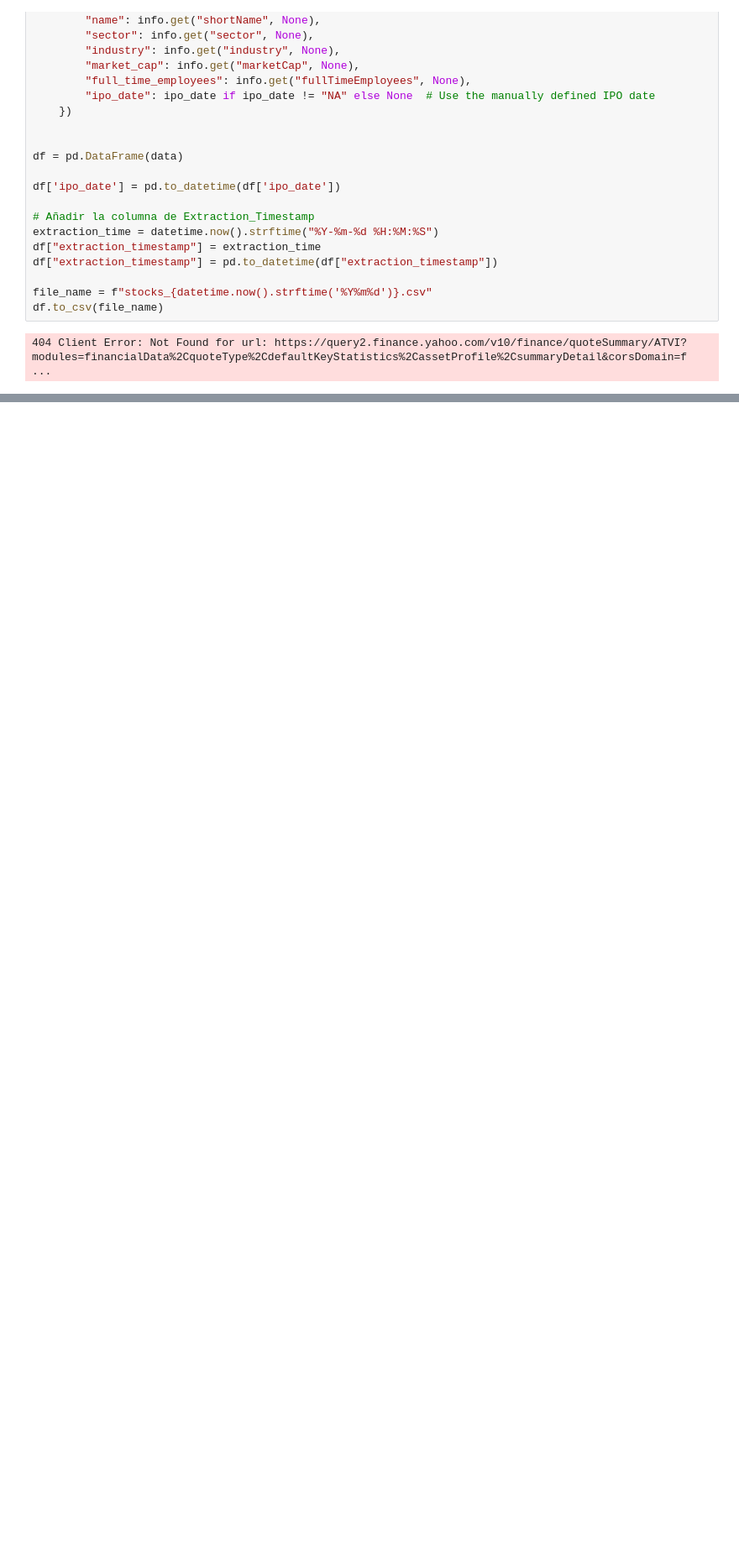
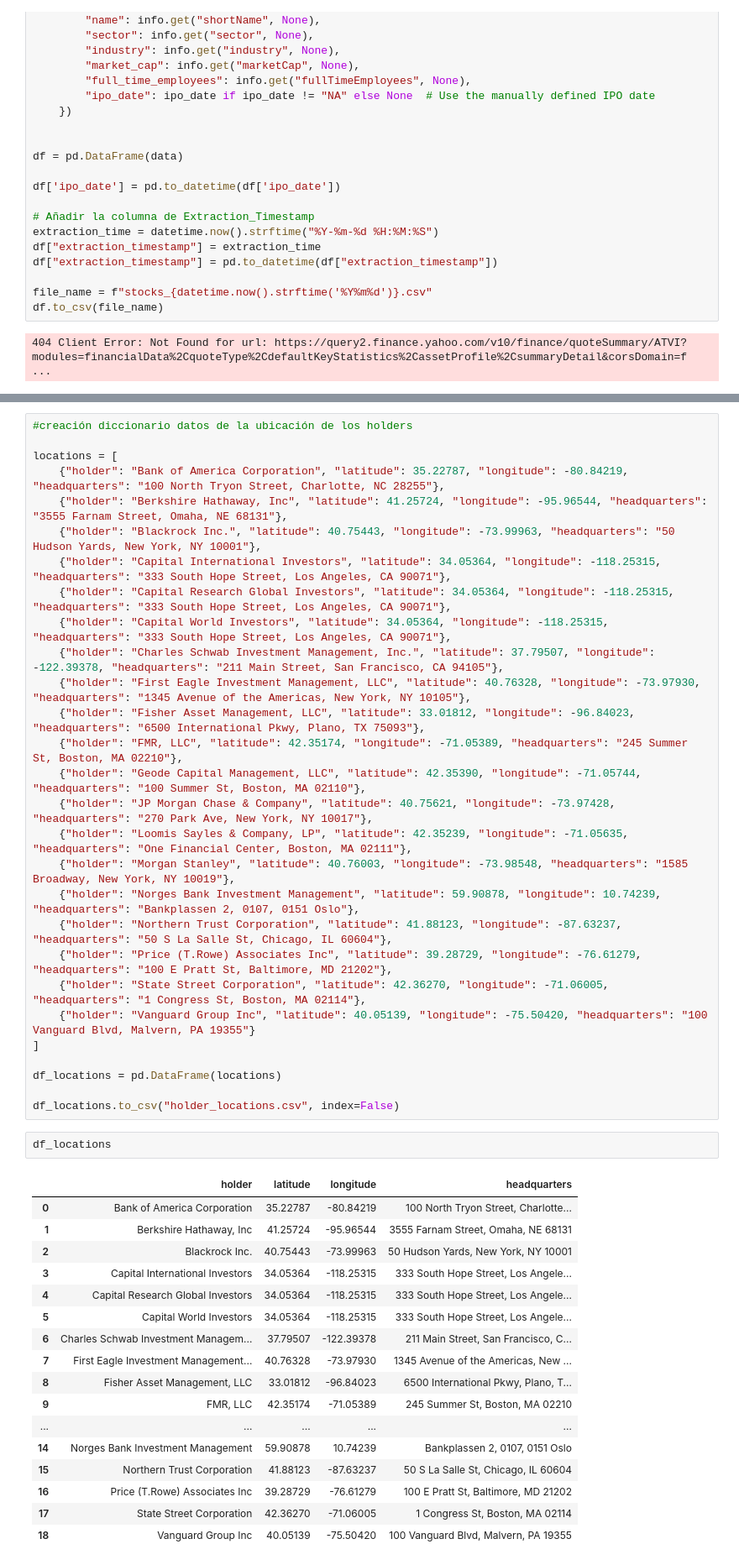
Before and after one commit to rosalia-ce/PFB-Equipo-A, a Jupyter notebook: P_1_2_info_acciones.ipynb, the cells around one changed output, grey strips where cells are left out. Shown: that part at 84% size. Cells and saved outputs as stored; diff of their text form; blank space fills up the shorter version.

Commit message:
añadida funcion diccionario holder_locations

```diff
--- a/P_1_2_info_acciones.ipynb
+++ b/P_1_2_info_acciones.ipynb
@@ -727,0 +737,48 @@ df.head(10)
+# %%
+#creación diccionario datos de la ubicación de los holders
+
+locations = [
+    {"holder": "Bank of America Corporation", "latitude": 35.22787, "longitude": -80.84219, "headquarters": "100 North Tryon Street, Charlotte, NC 28255"},
+    {"holder": "Berkshire Hathaway, Inc", "latitude": 41.25724, "longitude": -95.96544, "headquarters": "3555 Farnam Street, Omaha, NE 68131"},
+    {"holder": "Blackrock Inc.", "latitude": 40.75443, "longitude": -73.99963, "headquarters": "50 Hudson Yards, New York, NY 10001"},
+    {"holder": "Capital International Investors", "latitude": 34.05364, "longitude": -118.25315, "headquarters": "333 South Hope Street, Los Angeles, CA 90071"},
+    {"holder": "Capital Research Global Investors", "latitude": 34.05364, "longitude": -118.25315, "headquarters": "333 South Hope Street, Los Angeles, CA 90071"},
+    {"holder": "Capital World Investors", "latitude": 34.05364, "longitude": -118.25315, "headquarters": "333 South Hope Street, Los Angeles, CA 90071"},
+    {"holder": "Charles Schwab Investment Management, Inc.", "latitude": 37.79507, "longitude": -122.39378, "headquarters": "211 Main Street, San Francisco, CA 94105"},
+    {"holder": "First Eagle Investment Management, LLC", "latitude": 40.76328, "longitude": -73.97930, "headquarters": "1345 Avenue of the Americas, New York, NY 10105"},
+    {"holder": "Fisher Asset Management, LLC", "latitude": 33.01812, "longitude": -96.84023, "headquarters": "6500 International Pkwy, Plano, TX 75093"},
+    {"holder": "FMR, LLC", "latitude": 42.35174, "longitude": -71.05389, "headquarters": "245 Summer St, Boston, MA 02210"},
+    {"holder": "Geode Capital Management, LLC", "latitude": 42.35390, "longitude": -71.05744, "headquarters": "100 Summer St, Boston, MA 02110"},
+    {"holder": "JP Morgan Chase & Company", "latitude": 40.75621, "longitude": -73.97428, "headquarters": "270 Park Ave, New York, NY 10017"},
+    {"holder": "Loomis Sayles & Company, LP", "latitude": 42.35239, "longitude": -71.05635, "headquarters": "One Financial Center, Boston, MA 02111"},
+    {"holder": "Morgan Stanley", "latitude": 40.76003, "longitude": -73.98548, "headquarters": "1585 Broadway, New York, NY 10019"},
+    {"holder": "Norges Bank Investment Management", "latitude": 59.90878, "longitude": 10.74239, "headquarters": "Bankplassen 2, 0107, 0151 Oslo"},
+    {"holder": "Northern Trust Corporation", "latitude": 41.88123, "longitude": -87.63237, "headquarters": "50 S La Salle St, Chicago, IL 60604"},
+    {"holder": "Price (T.Rowe) Associates Inc", "latitude": 39.28729, "longitude": -76.61279, "headquarters": "100 E Pratt St, Baltimore, MD 21202"},
+    {"holder": "State Street Corporation", "latitude": 42.36270, "longitude": -71.06005, "headquarters": "1 Congress St, Boston, MA 02114"},
+    {"holder": "Vanguard Group Inc", "latitude": 40.05139, "longitude": -75.50420, "headquarters": "100 Vanguard Blvd, Malvern, PA 19355"}
+]
+
+df_locations = pd.DataFrame(locations)
+
+df_locations.to_csv("holder_locations.csv", index=False)
+# %%
+df_locations
+# %% [output]
+|  | holder | latitude | longitude | headquarters |
+| 0 | Bank of America Corporation | 35.22787 | -80.84219 | 100 North Tryon Street, Charlotte... |
+| 1 | Berkshire Hathaway, Inc | 41.25724 | -95.96544 | 3555 Farnam Street, Omaha, NE 68131 |
+| 2 | Blackrock Inc. | 40.75443 | -73.99963 | 50 Hudson Yards, New York, NY 10001 |
+| 3 | Capital International Investors | 34.05364 | -118.25315 | 333 South Hope Street, Los Angele... |
+| 4 | Capital Research Global Investors | 34.05364 | -118.25315 | 333 South Hope Street, Los Angele... |
+| 5 | Capital World Investors | 34.05364 | -118.25315 | 333 South Hope Street, Los Angele... |
+| 6 | Charles Schwab Investment Managem... | 37.79507 | -122.39378 | 211 Main Street, San Francisco, C... |
+| 7 | First Eagle Investment Management... | 40.76328 | -73.97930 | 1345 Avenue of the Americas, New ... |
+| 8 | Fisher Asset Management, LLC | 33.01812 | -96.84023 | 6500 International Pkwy, Plano, T... |
+| 9 | FMR, LLC | 42.35174 | -71.05389 | 245 Summer St, Boston, MA 02210 |
+| ... | ... | ... | ... | ... |
+| 14 | Norges Bank Investment Management | 59.90878 | 10.74239 | Bankplassen 2, 0107, 0151 Oslo |
+| 15 | Northern Trust Corporation | 41.88123 | -87.63237 | 50 S La Salle St, Chicago, IL 60604 |
+| 16 | Price (T.Rowe) Associates Inc | 39.28729 | -76.61279 | 100 E Pratt St, Baltimore, MD 21202 |
+| 17 | State Street Corporation | 42.36270 | -71.06005 | 1 Congress St, Boston, MA 02114 |
+| 18 | Vanguard Group Inc | 40.05139 | -75.50420 | 100 Vanguard Blvd, Malvern, PA 19355 |
```
Also changed, not shown: parts of 15 cells of this notebook.
